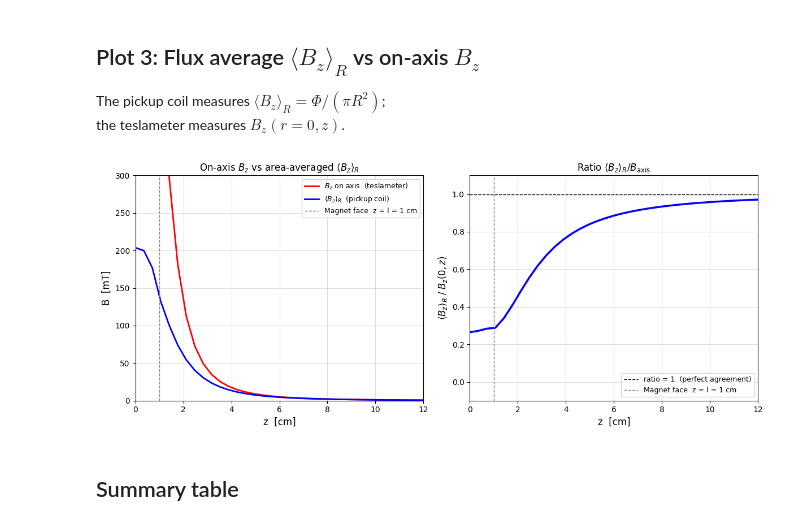
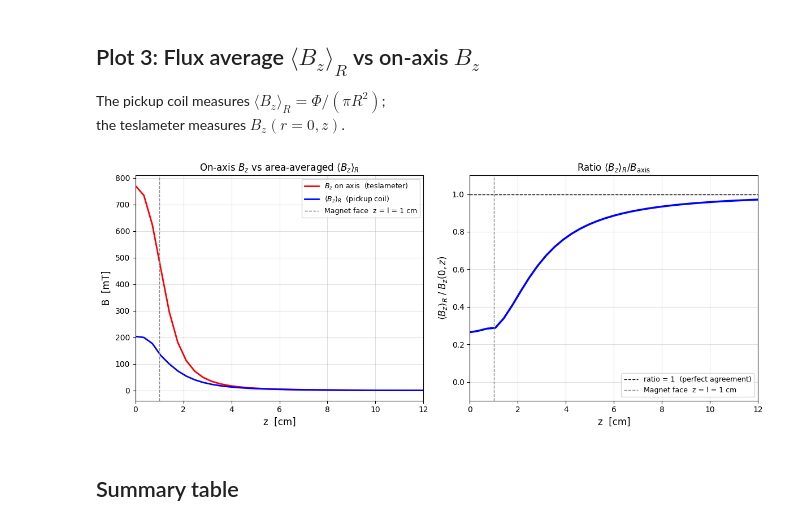
Before and after one commit to evgeny-kolonsky/Lab2_inductance, a Jupyter notebook: 2026.04/Bz_direct_BiotSavart.ipynb, the cells around one changed output. Saved outputs shown, nothing was run; the diff lists cells and outputs as text; code cells hidden in the pictures.

```diff
--- a/2026.04/Bz_direct_BiotSavart.ipynb
+++ b/2026.04/Bz_direct_BiotSavart.ipynb
@@ -340,35 +340,35 @@ fig, axes = plt.subplots(1, 2, figsize=(12, 5))
 ax = axes[0]
 ax.plot(z_arr*100, B_ax*1000,  'r-', lw=2, label='$B_z$ on axis  (teslameter)')
 ax.plot(z_arr*100, B_avg*1000, 'b-', lw=2, label=r'$\langle B_z\rangle_R$  (pickup coil)')
 ax.axvline(l*100,      color='gray',   ls='--', lw=1, label=f'Magnet face  z = l = {l*100:.0f} cm')
 #ax.axvline(R_coil*100, color='orange', ls=':',  lw=1, label=f'z = R_coil = {R_coil*100:.2f} cm')
 ax.set_xlabel('z  [cm]', fontsize=12)
 ax.set_ylabel('B  [mT]', fontsize=12)
 ax.set_title('On-axis $B_z$ vs area-averaged $\\langle B_z\\rangle_R$', fontsize=12)
 ax.legend(fontsize=9)
 ax.grid(True, alpha=0.4, which='both')
 ax.set_xlim(0, 12)
-ax.set_ylim(0, 300)
+
 # Right: ratio
 ax = axes[1]
 ax.plot(z_arr*100, ratio, 'b-', lw=2.5)
 ax.axhline(1.0, color='black', ls='--', lw=1,   label='ratio = 1  (perfect agreement)')
 #ax.axhline(0.5, color='orange', ls=':',  lw=1.5, label='ratio = 0.5  (dipole limit, large z)')
 ax.axvline(l*100,      color='gray',   ls='--', lw=1, label=f'Magnet face  z = l = {l*100:.0f} cm')
 #ax.axvline(R_coil*100, color='orange', ls=':',  lw=1)
 # Mark z values from the Bz(r) plots
 ax.set_xlabel('z  [cm]', fontsize=12)
 ax.set_ylabel(r'$\langle B_z\rangle_R \;/\; B_z(0,z)$', fontsize=12)
 ax.set_title(r'Ratio $\langle B_z\rangle_R / B_{\rm axis}$', fontsize=12)
 ax.legend(fontsize=9)
 ax.grid(True, alpha=0.4)
 ax.set_xlim(0, 12)
 ax.set_ylim(-0.1, 1.1)
 
 plt.tight_layout()
 plt.show()
 # %% [output]
-[figure, old version]
+[figure, new version]
 # %% [markdown]
 ## Summary table
 # %%
```
Also changed, not shown: parts of 1 cell of this notebook.
